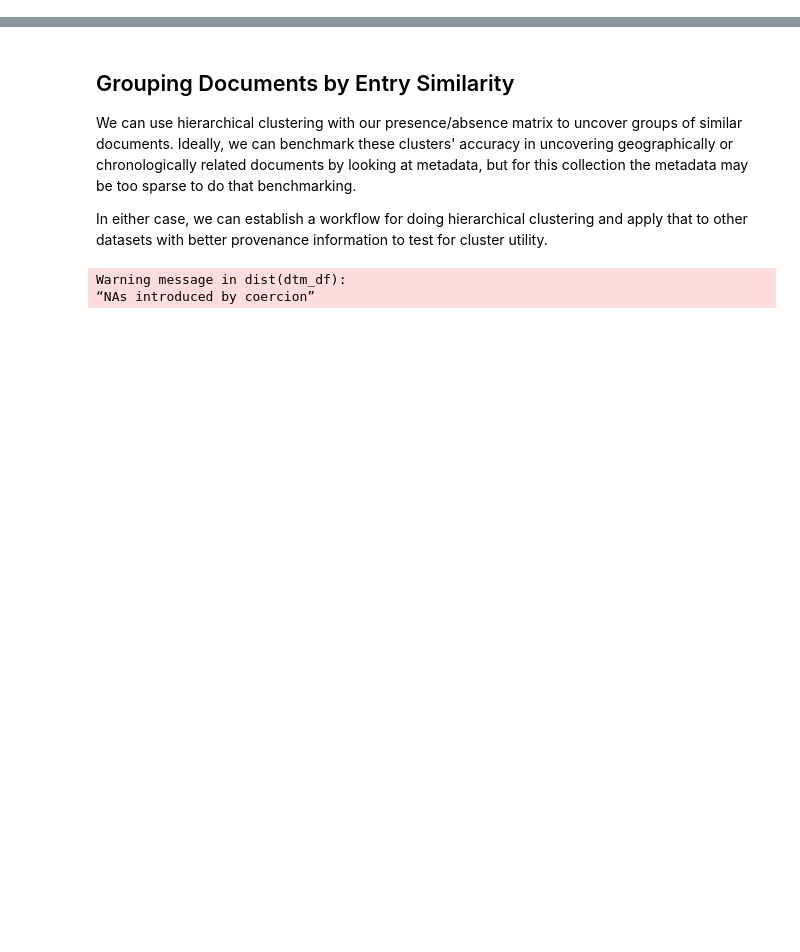
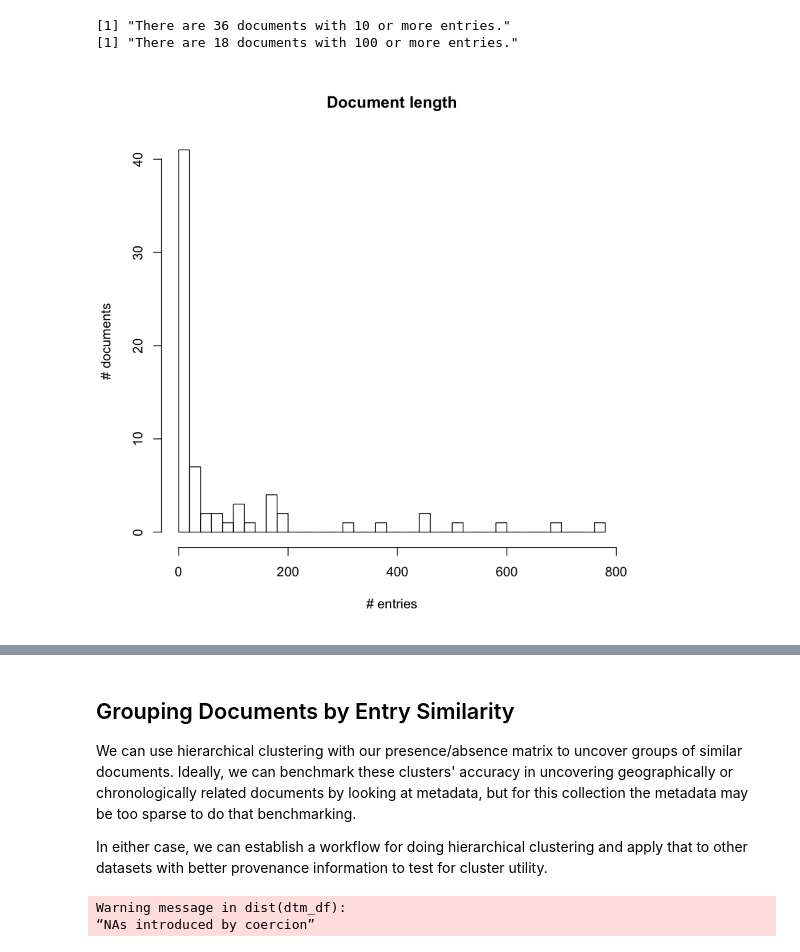
Before and after one commit to ErinBecker/digital-humanities-phylogenetics, a Jupyter notebook: scripts/05_analyze_DTM_R.ipynb, the cells around one changed output, grey strips where cells are left out. Saved outputs shown, nothing was run; the diff lists cells and outputs as text; code cells hidden in the pictures; blank space fills up the shorter version.

```diff
--- a/scripts/05_analyze_DTM_R.ipynb
+++ b/scripts/05_analyze_DTM_R.ipynb
@@ -142,0 +82,11 @@ num_occurances
+# %%
+hist(dtm_df$num_entries, breaks = 30, main = "Document length",
+    ylab = "# documents", xlab = "# entries")
+
+# Print out some summary statements.
+print(paste("There are", length(which(dtm_df$num_entries >= 10)), "documents with 10 or more entries."))
+print(paste("There are", length(which(dtm_df$num_entries >= 100)), "documents with 100 or more entries."))
+# %% [output]
+[1] "There are 36 documents with 10 or more entries."
+[1] "There are 18 documents with 100 or more entries."
+[figure, added]
```
Also changed, not shown: parts of 61 cells of this notebook.
